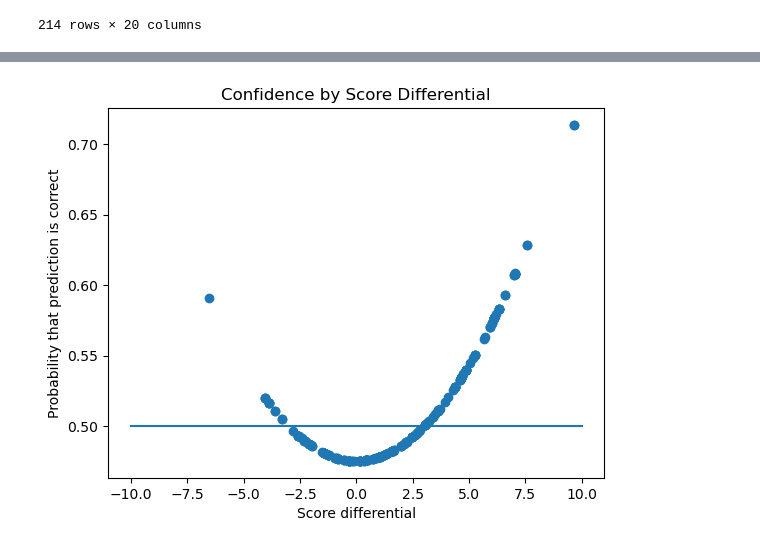
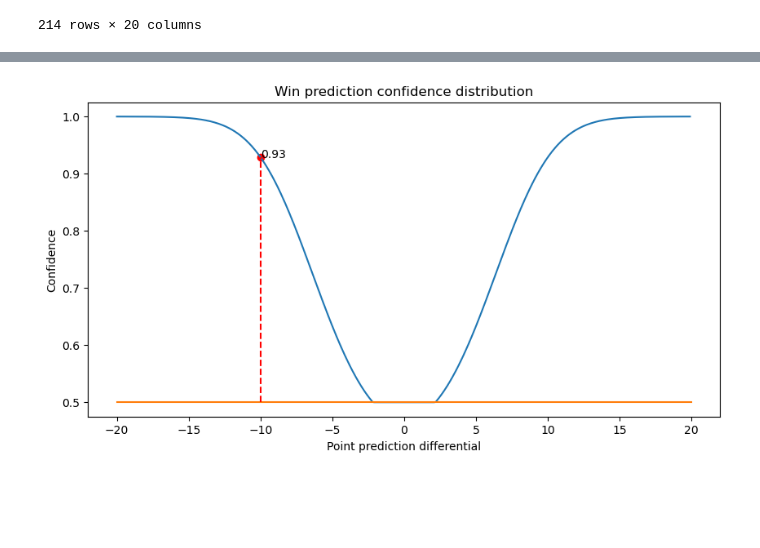
Before and after one commit to DennisKreger/NFL_Performance_Linemen, a Jupyter notebook: ml/secondary-model-win-prediction-linear-regression.ipynb, the cells around one changed output, grey strips where cells are left out. Cells and saved outputs as stored; diff of their text form; code cells hidden in the pictures; blank space fills up the shorter version.

```diff
--- a/ml/secondary-model-win-prediction-linear-regression.ipynb
+++ b/ml/secondary-model-win-prediction-linear-regression.ipynb
@@ -285,27 +287,47 @@ plt.show()
 # %%
-# stdev_correct = stdev(correct_predictions['predictedScoreDiff'])
-# stdev_incorrect = stdev(incorrect_predictions['predictedScoreDiff'])
-stdev_correct = 3.166981126573886
-stdev_incorrect = 2.869264824251112
+stdev_correct = stdev(correct_predictions['predictedScoreDiff'])
+stdev_incorrect = stdev(incorrect_predictions['predictedScoreDiff'])
 # %%
 prediction_results['confidence'] = prediction_results.apply(
     lambda row: norm.pdf(row['predictedScoreDiff'],0,stdev_correct)/(norm.pdf(row['predictedScoreDiff'],0,stdev_correct)+norm.pdf(row['predictedScoreDiff'],0,stdev_incorrect)),
     axis=1
 )
-# %%
-plt.scatter(
-    prediction_results['predictedScoreDiff'],
-    prediction_results['confidence']
-)
-plt.plot(
-    [-10, 10],
-    [0.5, 0.5]
-)
-plt.xlabel('Score differential')
-plt.ylabel('Estimated confidence that prediction is correct')
-plt.title('Confidence by Score Differential')
-plt.show()
-# %% [output]
-[figure, removed]
+# %%
+def plot_confidence(x):
+    distribution_df = pd.DataFrame({'X': [x * 0.1 for x in range(-200, 200)]})
+    distribution_df['y'] = distribution_df['X'].apply(lambda i: norm.pdf(i,0,stdev_correct)/(norm.pdf(i,0,stdev_correct)+norm.pdf(i,0,stdev_incorrect)))
+    distribution_df['y'].loc[distribution_df['y'] <= 0.5] = 0.5
+    plt.subplots(figsize=(10, 5))
+    plt.plot(
+        distribution_df['X'],
+        distribution_df['y']
+    )
+    plt.plot(
+        [-20, 20],
+        [0.5, 0.5]
+    )
+    plt.scatter(
+        [x],
+        [norm.pdf(x,0,stdev_correct)/(norm.pdf(x,0,stdev_correct)+norm.pdf(x,0,stdev_incorrect))],
+        color='red'
+    )
+    plt.annotate(
+        round(norm.pdf(x,0,stdev_correct)/(norm.pdf(x,0,stdev_correct)+norm.pdf(x,0,stdev_incorrect)),2),
+        (x, norm.pdf(x,0,stdev_correct)/(norm.pdf(x,0,stdev_correct)+norm.pdf(x,0,stdev_incorrect)))
+    )
+    plt.plot(
+        [x, x],
+        [0.5, norm.pdf(x,0,stdev_correct)/(norm.pdf(x,0,stdev_correct)+norm.pdf(x,0,stdev_incorrect))],
+        linestyle='--',
+        color='red'
+    )
+    plt.xlabel('Point prediction differential')
+    plt.ylabel('Confidence')
+    plt.title('Win prediction confidence distribution')
+    plt.show()
+
+plot_confidence(-10)
+# %% [output]
+[figure, added]
 # %%
 # pickle.dump(model,open('win-prediction-linear.pkl','wb'))
```
Also changed, not shown: parts of 7 cells of this notebook.
